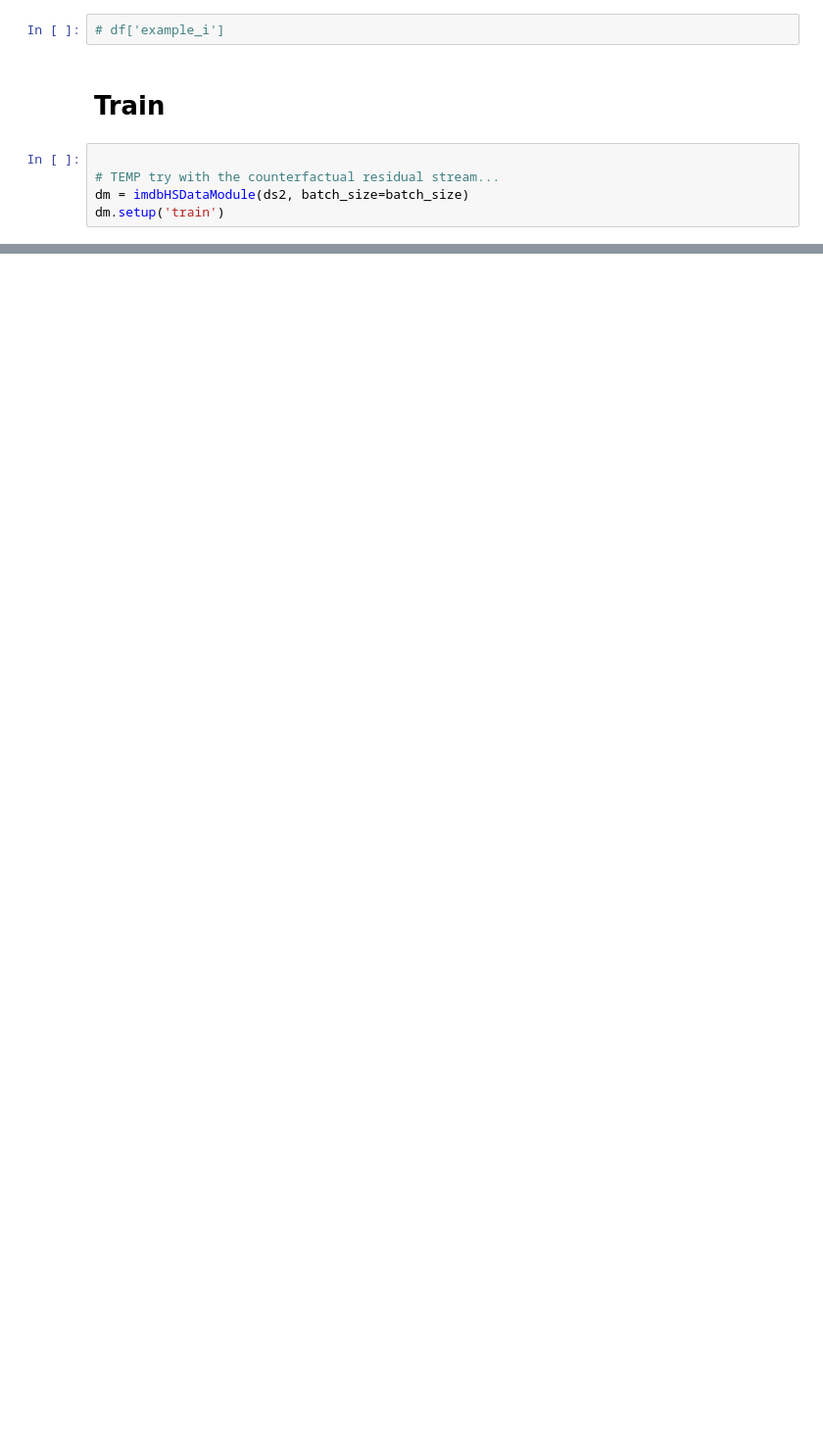
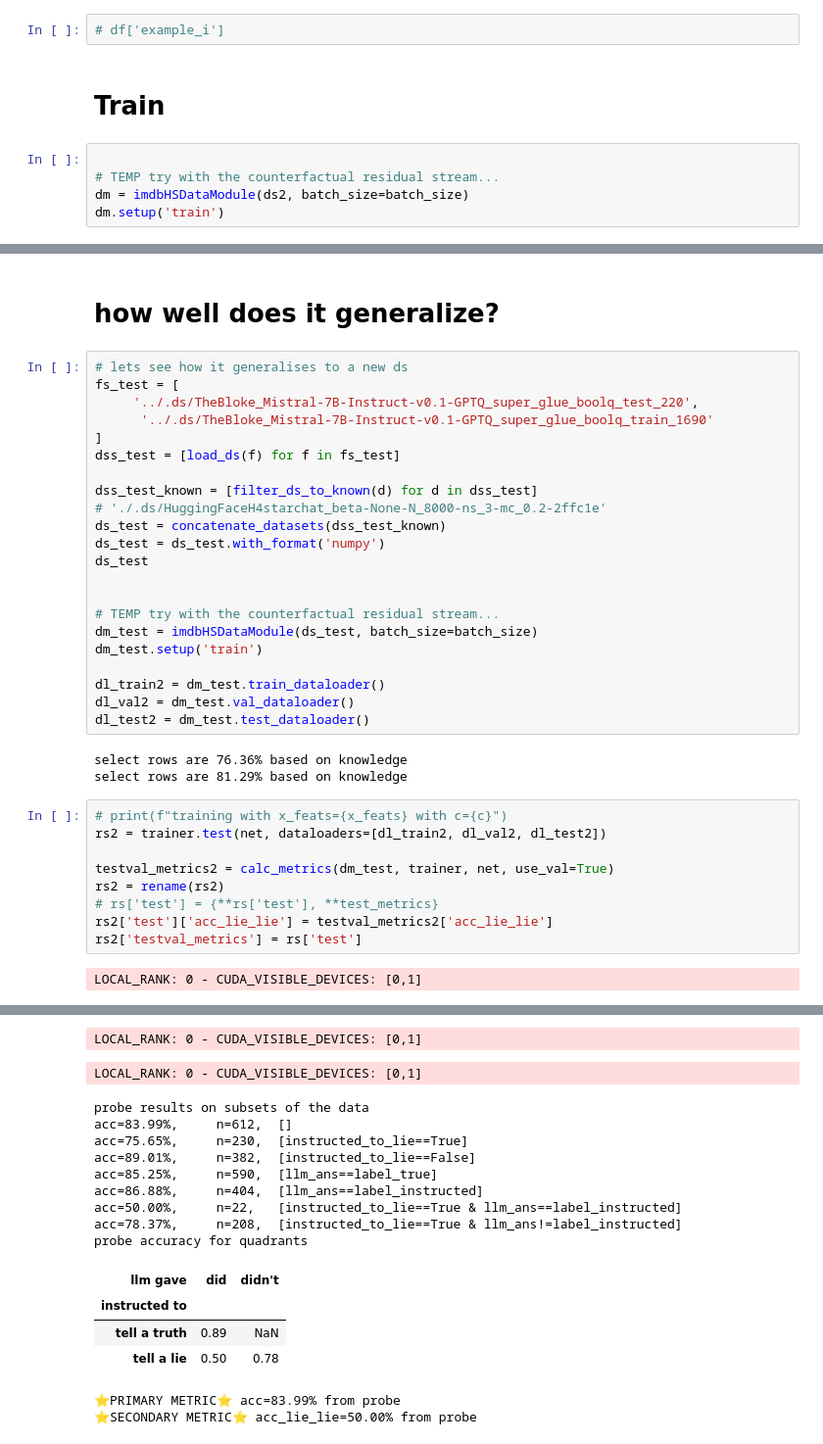
Before and after one commit to wassname/discovering_latent_knowledge, a Jupyter notebook: notebooks/027_train_nanda_probe_w_counterfact_70%.ipynb, the cells around one changed output, grey strips where cells are left out. Shown at 98% size. Saved outputs shown, nothing was run; the diff lists cells and outputs as text; blank space fills up the shorter version.

```diff
--- a/notebooks/027_train_nanda_probe_w_counterfact_70%.ipynb
+++ b/notebooks/027_train_nanda_probe_w_counterfact_70%.ipynb
@@ -545 +512,39 @@ epoch
 Name: train/acc, Length: 100, dtype: float64
+# %% [markdown]
+# how well does it generalize?
+# %%
+# lets see how it generalises to a new ds
+fs_test = [
+     '../.ds/TheBloke_Mistral-7B-Instruct-v0.1-GPTQ_super_glue_boolq_test_220',
+      '../.ds/TheBloke_Mistral-7B-Instruct-v0.1-GPTQ_super_glue_boolq_train_1690'
+]
+dss_test = [load_ds(f) for f in fs_test]
+
+dss_test_known = [filter_ds_to_known(d) for d in dss_test]
+# './.ds/HuggingFaceH4starchat_beta-None-N_8000-ns_3-mc_0.2-2ffc1e'
+ds_test = concatenate_datasets(dss_test_known)
+ds_test = ds_test.with_format('numpy')
+ds_test
+
+
+# TEMP try with the counterfactual residual stream...
+dm_test = imdbHSDataModule(ds_test, batch_size=batch_size)
+dm_test.setup('train')
+
+dl_train2 = dm_test.train_dataloader()
+dl_val2 = dm_test.val_dataloader()
+dl_test2 = dm_test.test_dataloader()
+# %% [output]
+select rows are 76.36% based on knowledge
+select rows are 81.29% based on knowledge
+# %%
+# print(f"training with x_feats={x_feats} with c={c}")
+rs2 = trainer.test(net, dataloaders=[dl_train2, dl_val2, dl_test2])
+
+testval_metrics2 = calc_metrics(dm_test, trainer, net, use_val=True)
+rs2 = rename(rs2)
+# rs['test'] = {**rs['test'], **test_metrics}
+rs2['test']['acc_lie_lie'] = testval_metrics2['acc_lie_lie']
+rs2['testval_metrics'] = rs['test']
+# %% [output]
+LOCAL_RANK: 0 - CUDA_VISIBLE_DEVICES: [0,1]
@@ -545,0 +558,17 @@ Name: train/acc, Length: 100, dtype: float64
+LOCAL_RANK: 0 - CUDA_VISIBLE_DEVICES: [0,1]
+LOCAL_RANK: 0 - CUDA_VISIBLE_DEVICES: [0,1]
+probe results on subsets of the data
+acc=83.99%,     n=612,  []
+acc=75.65%,     n=230,  [instructed_to_lie==True]
+acc=89.01%,     n=382,  [instructed_to_lie==False]
+acc=85.25%,     n=590,  [llm_ans==label_true]
+acc=86.88%,     n=404,  [llm_ans==label_instructed]
+acc=50.00%,     n=22,   [instructed_to_lie==True & llm_ans==label_instructed]
+acc=78.37%,     n=208,  [instructed_to_lie==True & llm_ans!=label_instructed]
+probe accuracy for quadrants
+| llm gave | did | didn't |
+| instructed to |  |  |
+| tell a truth | 0.89 | NaN |
+| tell a lie | 0.50 | 0.78 |
+⭐PRIMARY METRIC⭐ acc=83.99% from probe
+⭐SECONDARY METRIC⭐ acc_lie_lie=50.00% from probe
```
Also changed, not shown: parts of 19 cells of this notebook, 6 other files.
